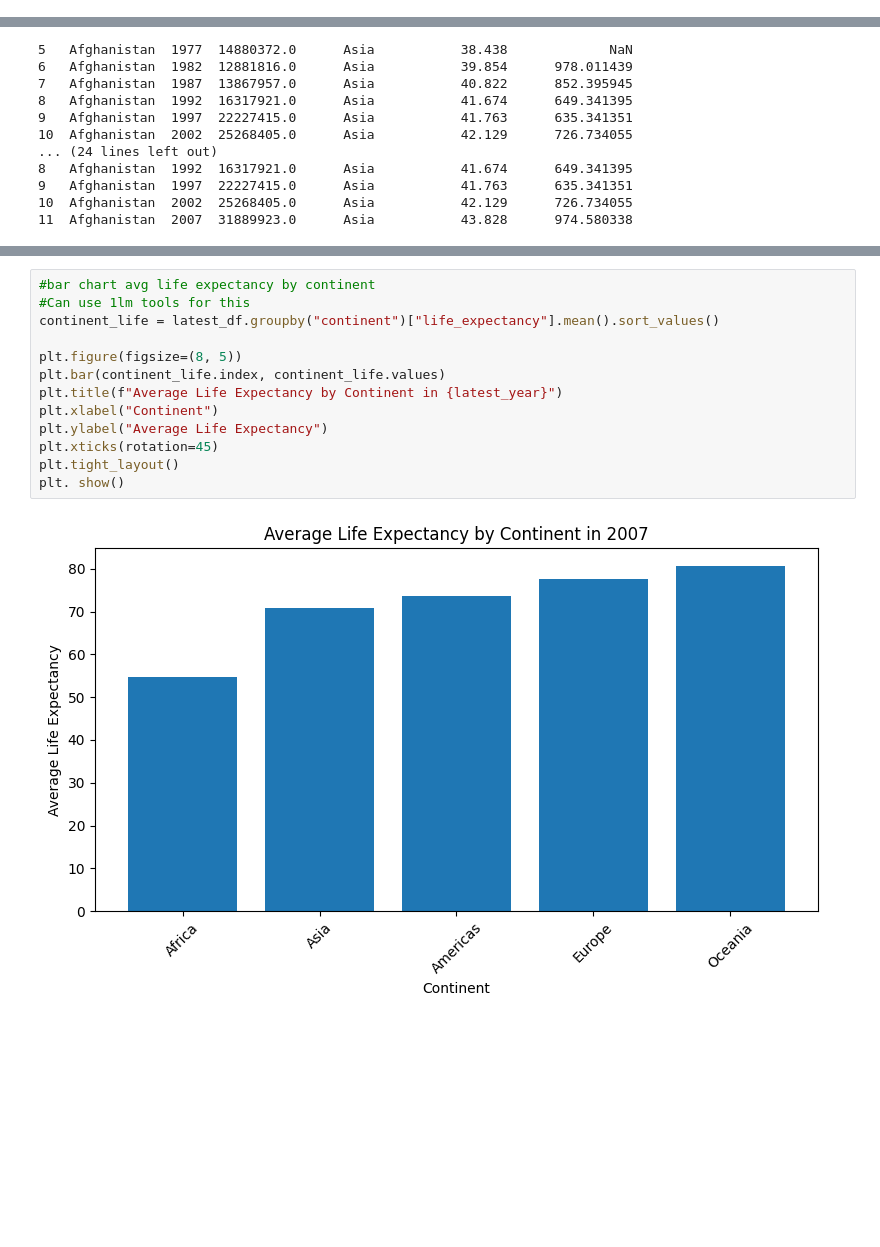
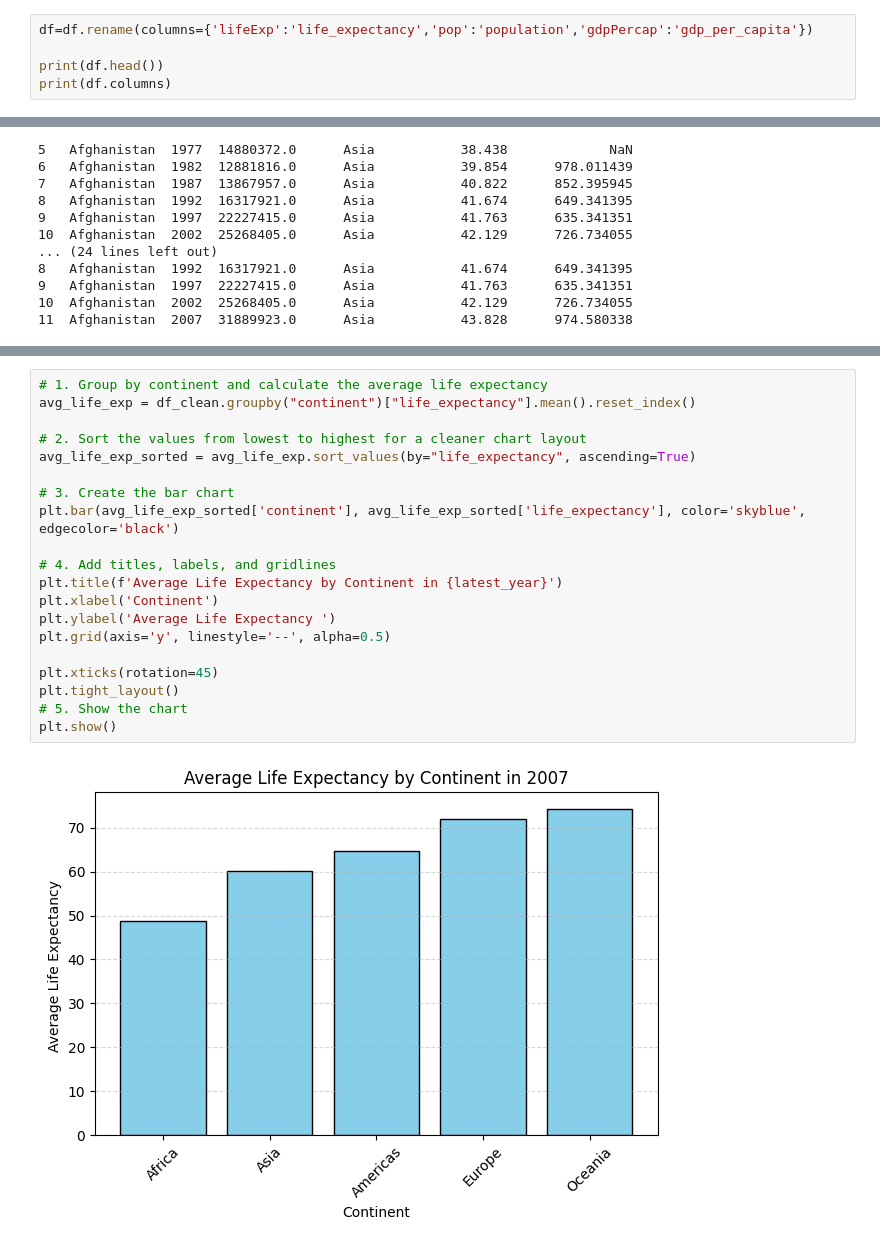
Before and after one commit to acesudo/AIML-bootcamp-2026, a Jupyter notebook: GLA_ML_SESSION2.ipynb, the cells around one changed output, grey strips where cells are left out. Drawn from its saved outputs; the diff is of its cells as text; blank space fills up the shorter version.

```diff
--- a/GLA_ML_SESSION2.ipynb
+++ b/GLA_ML_SESSION2.ipynb
@@ -228,0 +416,5 @@ Index(['country', 'year', 'population', 'continent', 'life_expectancy',
+# %%
+df=df.rename(columns={'lifeExp':'life_expectancy','pop':'population','gdpPercap':'gdp_per_capita'})
+
+print(df.head())
+print(df.columns)
@@ -356,15 +575,22 @@ latest_df=df_clean[df_clean["year"]==latest_year].copy()
 # %%
-#bar chart avg life expectancy by continent
-#Can use 1lm tools for this
-continent_life = latest_df.groupby("continent")["life_expectancy"].mean().sort_values()
+# 1. Group by continent and calculate the average life expectancy
+avg_life_exp = df_clean.groupby("continent")["life_expectancy"].mean().reset_index()
 
-plt.figure(figsize=(8, 5))
-plt.bar(continent_life.index, continent_life.values)
-plt.title(f"Average Life Expectancy by Continent in {latest_year}")
-plt.xlabel("Continent")
-plt.ylabel("Average Life Expectancy")
+# 2. Sort the values from lowest to highest for a cleaner chart layout
+avg_life_exp_sorted = avg_life_exp.sort_values(by="life_expectancy", ascending=True)
+
+# 3. Create the bar chart
+plt.bar(avg_life_exp_sorted['continent'], avg_life_exp_sorted['life_expectancy'], color='skyblue', edgecolor='black')
+
+# 4. Add titles, labels, and gridlines
+plt.title(f'Average Life Expectancy by Continent in {latest_year}')
+plt.xlabel('Continent')
+plt.ylabel('Average Life Expectancy ')
+plt.grid(axis='y', linestyle='--', alpha=0.5)
+
 plt.xticks(rotation=45)
 plt.tight_layout()
-plt. show()
+# 5. Show the chart
+plt.show()
 # %% [output]
-[figure, old version]
+[figure, new version]
```
Also changed, not shown: parts of 53 cells of this notebook.
